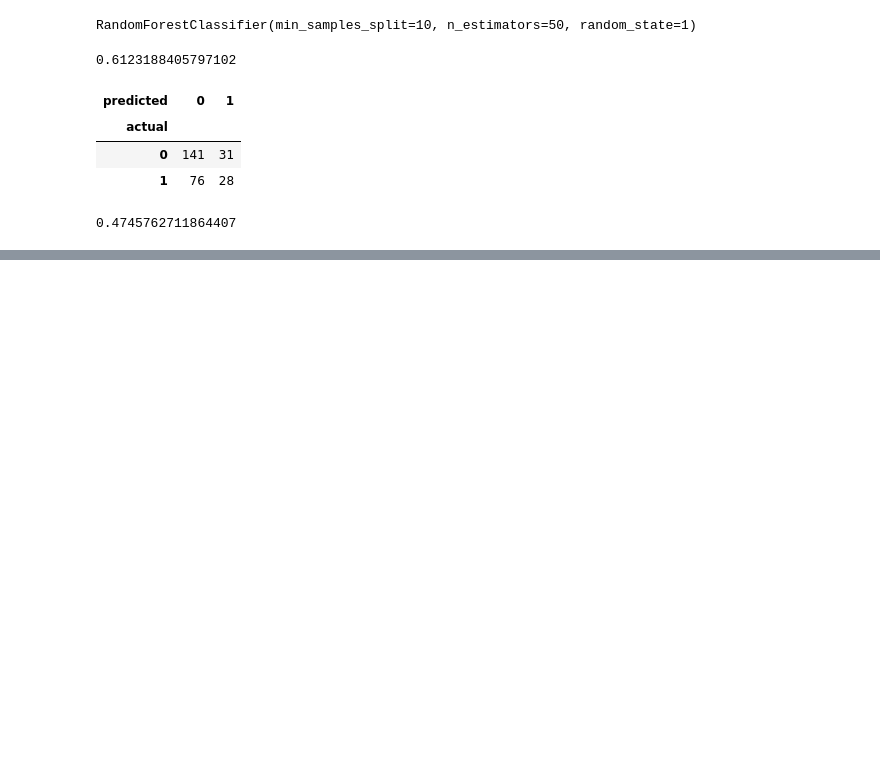
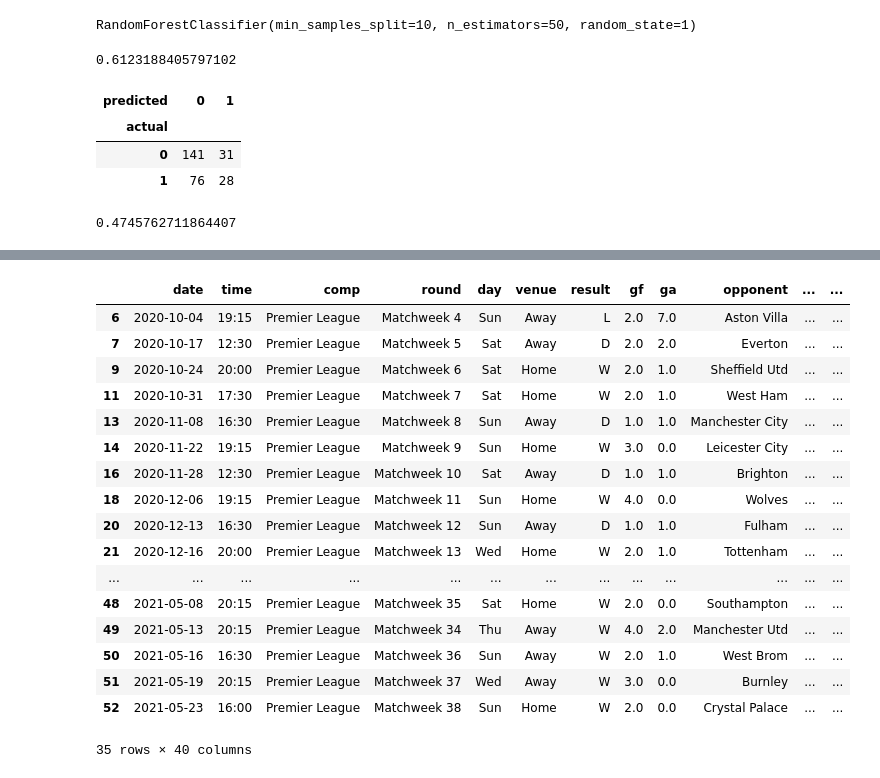
Before and after one commit to aliasgarsogiawala/Premier-League-ML, a Jupyter notebook: Premier_League.ipynb, the cells around one changed output, grey strips where cells are left out. Saved outputs shown, nothing was run; the diff lists cells and outputs as text; code cells hidden in the pictures; blank space fills up the shorter version.

Commit message:
Improving precision by adding rolling stats

```diff
--- a/Premier_League.ipynb
+++ b/Premier_League.ipynb
@@ -217,3 +217,8 @@ from sklearn.metrics import precision_score
 precision_score(test['target'],preds)
 # %% [output]
 0.4745762711864407
+# %%
+grouped_matches = matches.groupby("team")
+# %%
+group=grouped_matches.get_group("Liverpool")
+group
@@ -219,0 +244,31 @@ precision_score(test['target'],preds)
+# %%
+def rolling_averages(group,cols,new_cols):
+  group=group.sort_values('date')
+  rolling_stats=group[cols].rolling(3,closed='left').mean()
+  group[new_cols]=rolling_stats
+  group=group.dropna(subset=new_cols)
+  return group
+# %%
+cols=['gf','ga','sh','sot','dist','fk','pk','pkatt']
+new_cols = [f"{c}_rolling" for c in cols]
+# %%
+rolling_averages(group,colsmatches,new_cols)
+# %% [output]
+|  | date | time | comp | round | day | venue | result | gf | ga | opponent | ... | ... |
+| 6 | 2020-10-04 | 19:15 | Premier League | Matchweek 4 | Sun | Away | L | 2.0 | 7.0 | Aston Villa | ... | ... |
+| 7 | 2020-10-17 | 12:30 | Premier League | Matchweek 5 | Sat | Away | D | 2.0 | 2.0 | Everton | ... | ... |
+| 9 | 2020-10-24 | 20:00 | Premier League | Matchweek 6 | Sat | Home | W | 2.0 | 1.0 | Sheffield Utd | ... | ... |
+| 11 | 2020-10-31 | 17:30 | Premier League | Matchweek 7 | Sat | Home | W | 2.0 | 1.0 | West Ham | ... | ... |
+| 13 | 2020-11-08 | 16:30 | Premier League | Matchweek 8 | Sun | Away | D | 1.0 | 1.0 | Manchester City | ... | ... |
+| 14 | 2020-11-22 | 19:15 | Premier League | Matchweek 9 | Sun | Home | W | 3.0 | 0.0 | Leicester City | ... | ... |
+| 16 | 2020-11-28 | 12:30 | Premier League | Matchweek 10 | Sat | Away | D | 1.0 | 1.0 | Brighton | ... | ... |
+| 18 | 2020-12-06 | 19:15 | Premier League | Matchweek 11 | Sun | Home | W | 4.0 | 0.0 | Wolves | ... | ... |
+| 20 | 2020-12-13 | 16:30 | Premier League | Matchweek 12 | Sun | Away | D | 1.0 | 1.0 | Fulham | ... | ... |
+| 21 | 2020-12-16 | 20:00 | Premier League | Matchweek 13 | Wed | Home | W | 2.0 | 1.0 | Tottenham | ... | ... |
+| ... | ... | ... | ... | ... | ... | ... | ... | ... | ... | ... | ... | ... |
+| 48 | 2021-05-08 | 20:15 | Premier League | Matchweek 35 | Sat | Home | W | 2.0 | 0.0 | Southampton | ... | ... |
+| 49 | 2021-05-13 | 20:15 | Premier League | Matchweek 34 | Thu | Away | W | 4.0 | 2.0 | Manchester Utd | ... | ... |
+| 50 | 2021-05-16 | 16:30 | Premier League | Matchweek 36 | Sun | Away | W | 2.0 | 1.0 | West Brom | ... | ... |
+| 51 | 2021-05-19 | 20:15 | Premier League | Matchweek 37 | Wed | Away | W | 3.0 | 0.0 | Burnley | ... | ... |
+| 52 | 2021-05-23 | 16:00 | Premier League | Matchweek 38 | Sun | Home | W | 2.0 | 0.0 | Crystal Palace | ... | ... |
+35 rows × 40 columns
```
Also changed, not shown: parts of 6 cells of this notebook.
